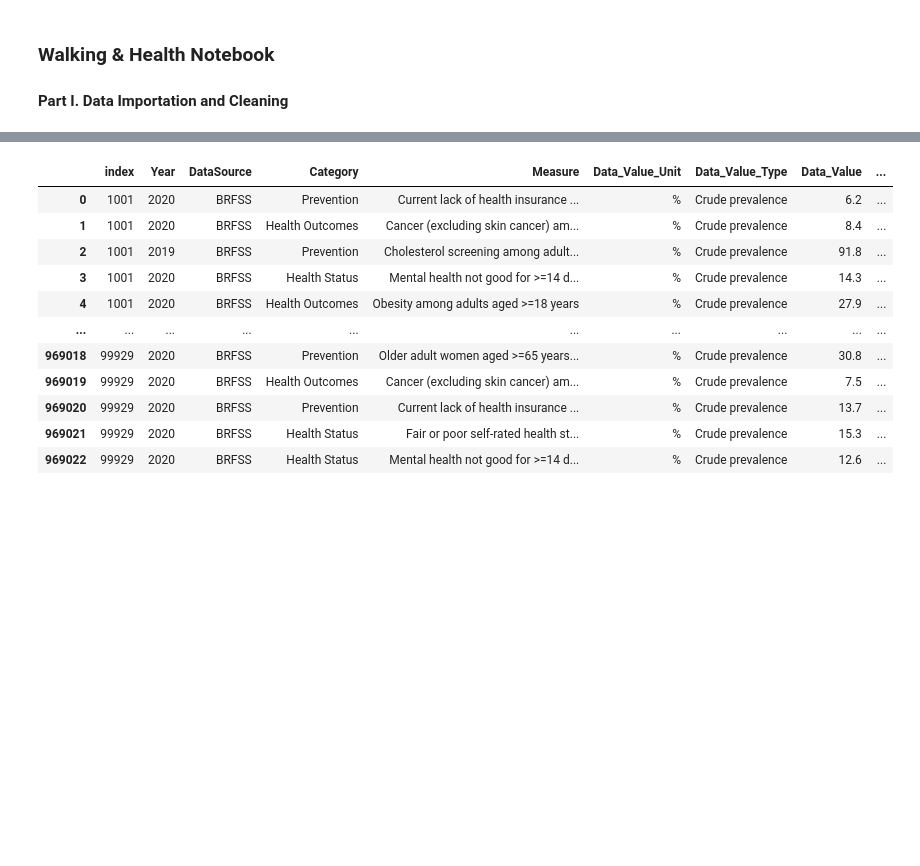
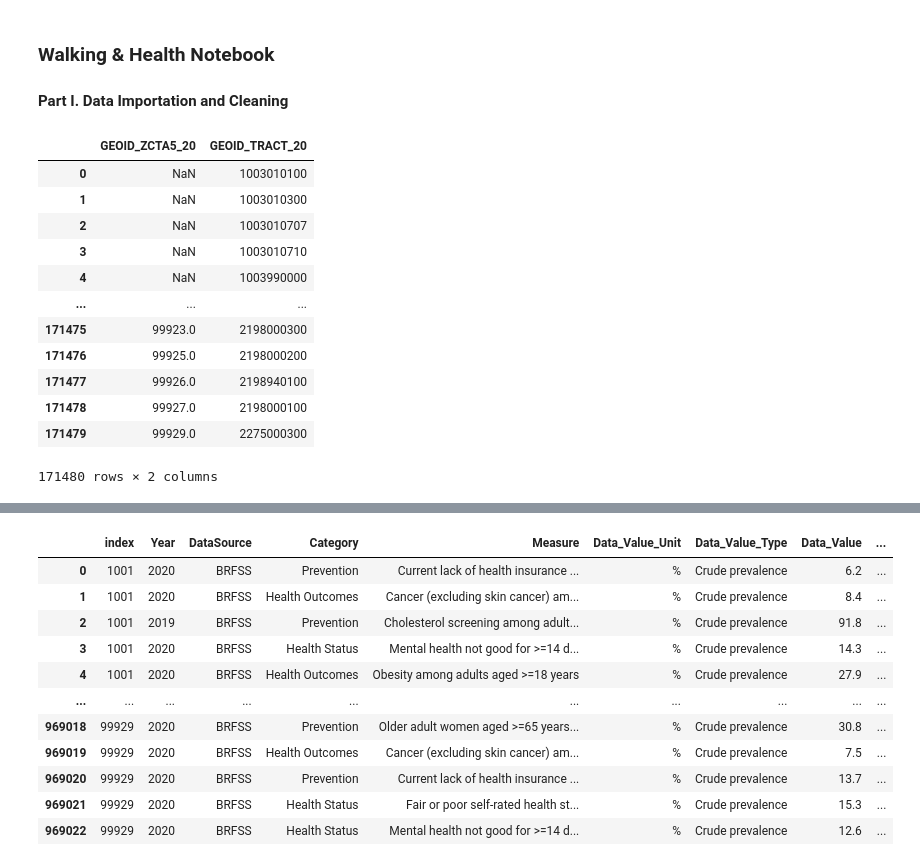
Before and after one commit to jon-pun/final4741project, a Jupyter notebook: walkability.ipynb, the cells around one changed output, grey strips where cells are left out. Cells and saved outputs as stored; diff of their text form; code cells hidden in the pictures; blank space fills up the shorter version.

```diff
--- a/walkability.ipynb
+++ b/walkability.ipynb
@@ -9,3 +9,20 @@ import numpy as np
 walkability = pd.read_csv("epa_walkability.csv")
 health = pd.read_csv("places_health.csv")
 relation = pd.read_csv("zcta_tract_relationship.txt", sep = "|")
+# %%
+match = relation[["GEOID_ZCTA5_20", "GEOID_TRACT_20"]]
+match
+# %% [output]
+|  | GEOID_ZCTA5_20 | GEOID_TRACT_20 |
+| 0 | NaN | 1003010100 |
+| 1 | NaN | 1003010300 |
+| 2 | NaN | 1003010707 |
+| 3 | NaN | 1003010710 |
+| 4 | NaN | 1003990000 |
+| ... | ... | ... |
+| 171475 | 99923.0 | 2198000300 |
+| 171476 | 99925.0 | 2198000200 |
+| 171477 | 99926.0 | 2198940100 |
+| 171478 | 99927.0 | 2198000100 |
+| 171479 | 99929.0 | 2275000300 |
+171480 rows × 2 columns
```
Also changed, not shown: parts of 11 cells of this notebook.
